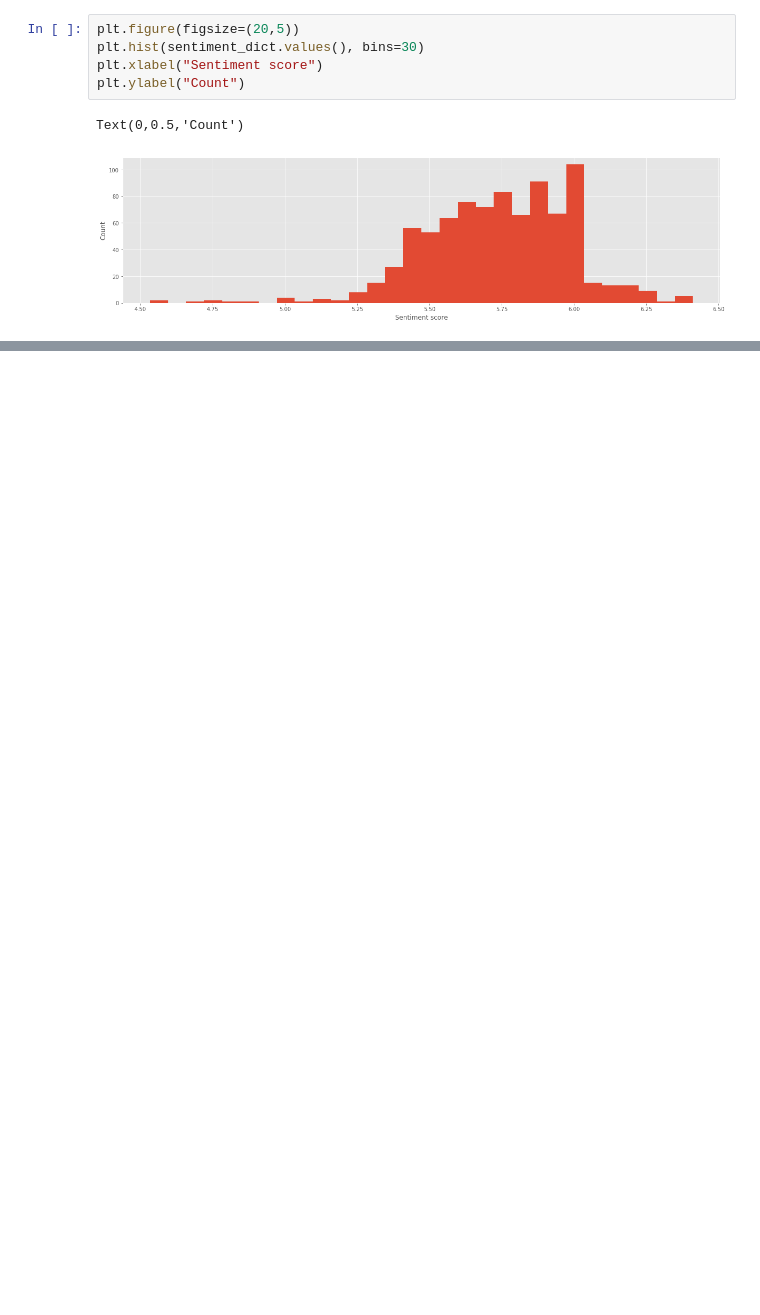
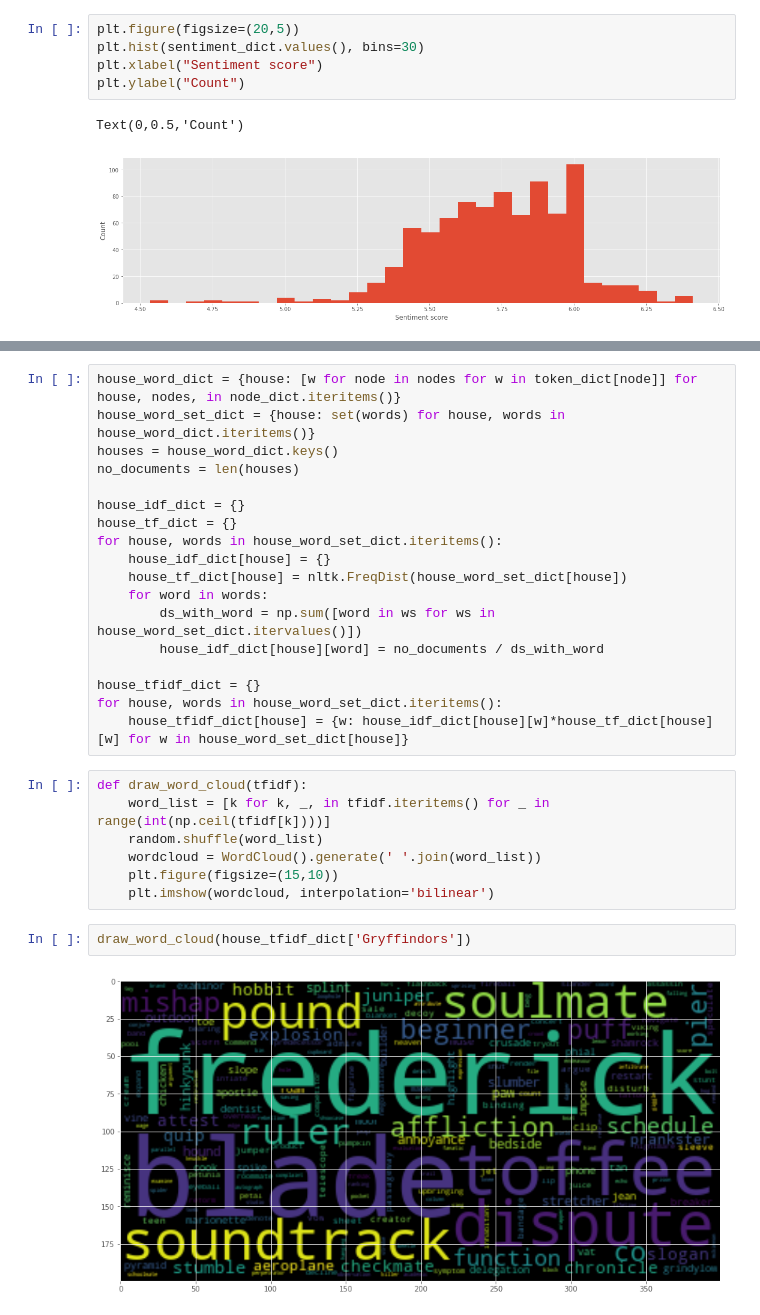
Before and after one commit to ThomasOerkild/TheSocialNetworkOfHogwarts, a Jupyter notebook: GenerateGraphAndPlots.ipynb, the cells around one changed output, grey strips where cells are left out. Drawn from its saved outputs; the diff is of its cells as text; blank space fills up the shorter version.

```diff
--- a/GenerateGraphAndPlots.ipynb
+++ b/GenerateGraphAndPlots.ipynb
@@ -485,0 +479,29 @@ Text(0,0.5,'Normalized count')
+# %%
+house_word_dict = {house: [w for node in nodes for w in token_dict[node]] for house, nodes, in node_dict.iteritems()}
+house_word_set_dict = {house: set(words) for house, words in house_word_dict.iteritems()}
+houses = house_word_dict.keys()
+no_documents = len(houses)
+
+house_idf_dict = {}
+house_tf_dict = {}
+for house, words in house_word_set_dict.iteritems():
+    house_idf_dict[house] = {}
+    house_tf_dict[house] = nltk.FreqDist(house_word_set_dict[house])
+    for word in words:
+        ds_with_word = np.sum([word in ws for ws in house_word_set_dict.itervalues()])
+        house_idf_dict[house][word] = no_documents / ds_with_word
+
+house_tfidf_dict = {}
+for house, words in house_word_set_dict.iteritems():
+    house_tfidf_dict[house] = {w: house_idf_dict[house][w]*house_tf_dict[house][w] for w in house_word_set_dict[house]}
+# %%
+def draw_word_cloud(tfidf):
+    word_list = [k for k, _, in tfidf.iteritems() for _ in range(int(np.ceil(tfidf[k])))]
+    random.shuffle(word_list)
+    wordcloud = WordCloud().generate(' '.join(word_list))
+    plt.figure(figsize=(15,10))
+    plt.imshow(wordcloud, interpolation='bilinear')
+# %%
+draw_word_cloud(house_tfidf_dict['Gryffindors'])
+# %% [output]
+[figure, added]
```
Also changed, not shown: parts of 16 cells of this notebook.
